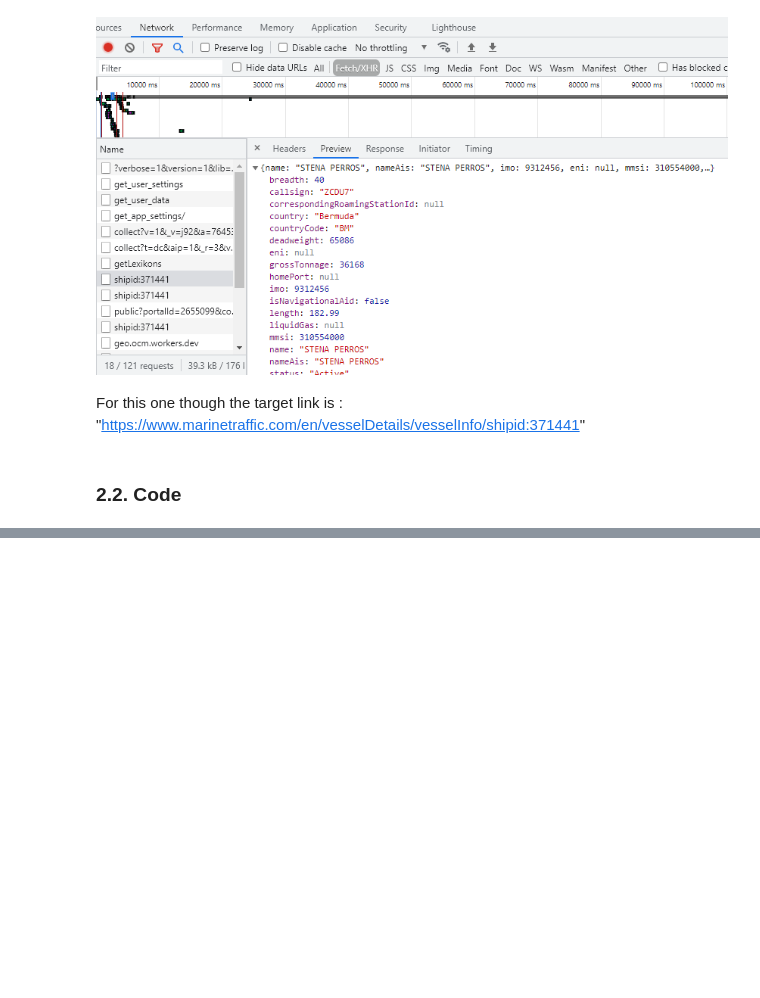
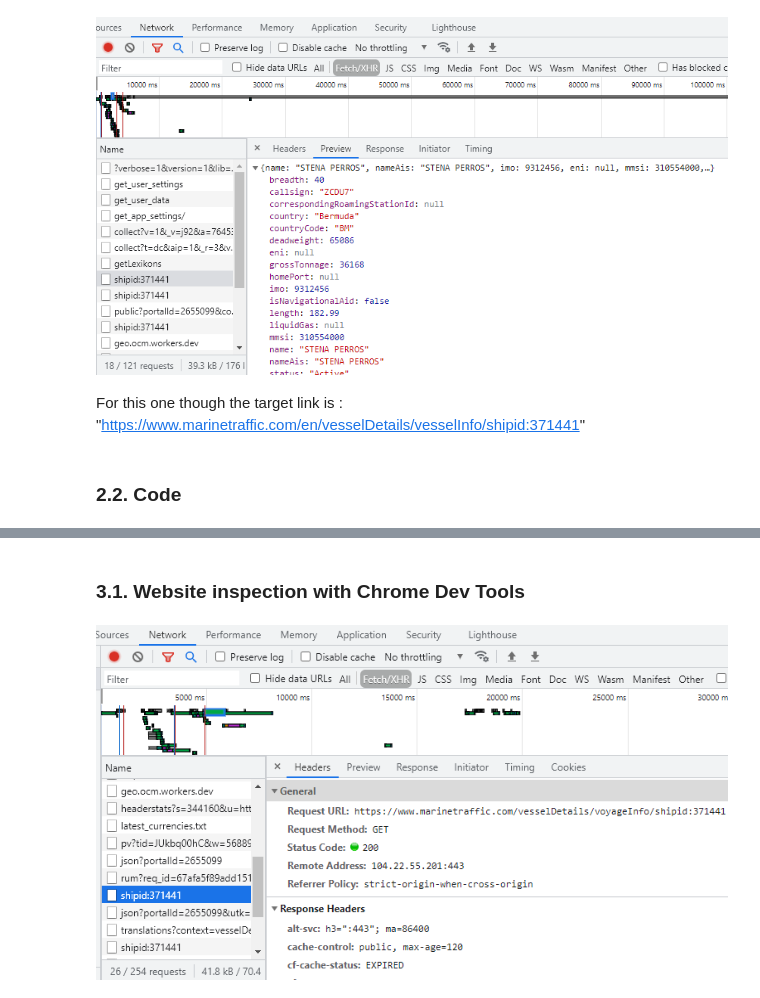
Before and after one commit to chikoungoun/Scraping, a Jupyter notebook: Marine Traffic/Marine Traffic Scraping with requests, XHR and JSON.ipynb, the cells around one changed output, grey strips where cells are left out. Cells and saved outputs as stored; diff of their text form; code cells hidden in the pictures; blank space fills up the shorter version.

```diff
--- a/Marine Traffic/Marine Traffic Scraping with requests, XHR and JSON.ipynb
+++ b/Marine Traffic/Marine Traffic Scraping with requests, XHR and JSON.ipynb
@@ -116,0 +176,7 @@ For this one though the target link is : "https://www.marinetraffic.com/en/vesse
+# %% [markdown]
+### 3.1. Website inspection with Chrome Dev Tools
+# %%
+from IPython.display import Image
+Image(filename="img8.png")
+# %% [output]
+[figure, added]
```
Also changed, not shown: parts of 7 cells of this notebook.
